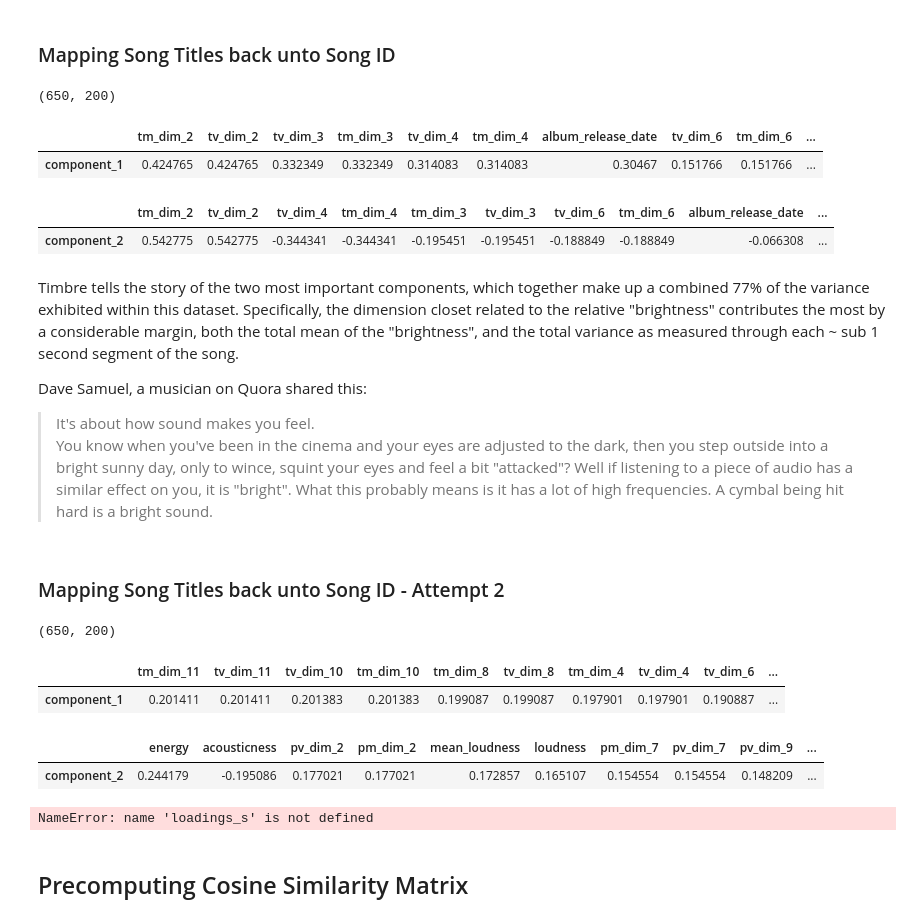
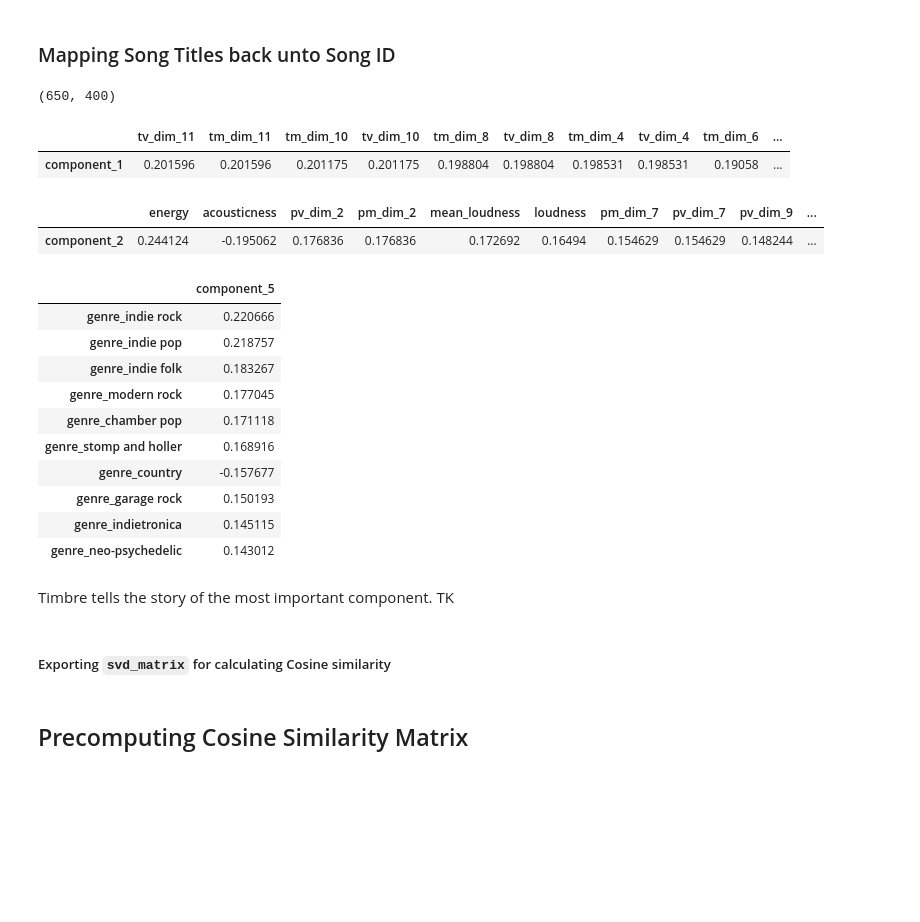
Before and after one commit to jonjohnsontc/songwriter-graph, a Jupyter notebook: notebooks/preprocessing.ipynb, the cells around one changed output. Drawn from its saved outputs; the diff is of its cells as text; code cells hidden in the pictures; blank space fills up the shorter version.

```diff
--- a/notebooks/preprocessing.ipynb
+++ b/notebooks/preprocessing.ipynb
@@ -65,6 +66,8 @@ genre_dummies[genre_dummies.isnull().any(1)]
 genre_dummies.rename(columns = lambda x: x.replace('genre_name_', 'genre_'), inplace=True)
 # %%
 genre_dummies.to_csv('../data/genre_dummies.csv')
+# %%
+genre_dummies = pd.read_csv('../data/genre_dummies.csv', index_col='song_id')
 # %% [markdown]
 ## One-Hot Encoding Additional Features
 
@@ -107,3 +112,5 @@ main_wfeats.head()
+# %%
+main_wfeats['time_signature'] = main_wfeats['time_signature'].apply(lambda x: x + 4 if x is 0 else x)
 # %%
 main_wfeats[['key', 'time_signature']] = main_wfeats[['key', 'time_signature']].astype('category', copy=False)
 # %%
@@ -150,8 +148,8 @@ CONSIDER DELETING: In addition, since so few components explained any variance w
 # %%
 ss = StandardScaler()
 main_wfeats_scaled = ss.fit_transform(main_wfeats)
-SVDs = TruncatedSVD(200)
-svds_matrix = SVDs.fit_transform(main_wfeats_scaled)
+SVD = TruncatedSVD(200)
+svd_matrix = SVD.fit_transform(main_wfeats_scaled)
 # %% [markdown]
 ##### Sanity Check for # of Components
 # %%
@@ -243,7 +197,7 @@ svds_df.head()
 ### Mapping Song Titles back unto Song ID
 # %%
 loadings = pd.DataFrame(SVD.components_,
-                        index=component_names,
+                        index=components_names,
                         columns=main_wfeats.columns).T
 # %%
 for col in loadings.columns:
@@ -251,23 +205,14 @@ for col in loadings.columns:
 # %%
 loadings.shape
 # %% [output]
-(650, 200)
+(650, 400)
 # %%
 loadings.sort_values('abs_component_1',ascending=False).head(10)[['component_1']].T
 # %% [output]
-|  | tm_dim_2 | tv_dim_2 | tv_dim_3 | tm_dim_3 | tv_dim_4 | tm_dim_4 | album_release_date | tv_dim_6 | tm_dim_6 | ... |
-| component_1 | 0.424765 | 0.424765 | 0.332349 | 0.332349 | 0.314083 | 0.314083 | 0.30467 | 0.151766 | 0.151766 | ... |
+|  | tv_dim_11 | tm_dim_11 | tm_dim_10 | tv_dim_10 | tm_dim_8 | tv_dim_8 | tm_dim_4 | tv_dim_4 | tm_dim_6 | ... |
+| component_1 | 0.201596 | 0.201596 | 0.201175 | 0.201175 | 0.198804 | 0.198804 | 0.198531 | 0.198531 | 0.19058 | ... |
 # %%
 loadings.sort_values('abs_component_2',ascending=False).head(10)[['component_2']].T
 # %% [output]
-|  | tm_dim_2 | tv_dim_2 | tv_dim_4 | tm_dim_4 | tm_dim_3 | tv_dim_3 | tv_dim_6 | tm_dim_6 | album_release_date | ... |
-| component_2 | 0.542775 | 0.542775 | -0.344341 | -0.344341 | -0.195451 | -0.195451 | -0.188849 | -0.188849 | -0.066308 | ... |
+|  | energy | acousticness | pv_dim_2 | pm_dim_2 | mean_loudness | loudness | pm_dim_7 | pv_dim_7 | pv_dim_9 | ... |
+| component_2 | 0.244124 | -0.195062 | 0.176836 | 0.176836 | 0.172692 | 0.16494 | 0.154629 | 0.154629 | 0.148244 | ... |
-# %% [markdown]
-Timbre tells the story of the two most important components, which together make up a combined 77% of the variance exhibited within this dataset. Specifically, the dimension closet related to the relative "brightness" contributes the most by a considerable margin, both the total mean of the "brightness", and the total variance as measured through each ~ sub 1 second segment of the song.
-
-Dave Samuel, a musician on Quora shared this:
-
-> It's about how sound makes you feel.
->You know when you've been in the cinema and your eyes are adjusted to the dark, then you step outside into a bright sunny day, only to wince, squint your eyes and feel a bit "attacked"? Well if listening to a piece of audio has a similar effect on you, it is "bright". What this probably means is it has a lot of high frequencies. A cymbal being hit hard is a bright sound.
-# %% [markdown]
-### Mapping Song Titles back unto Song ID - Attempt 2
@@ -281,18 +219,18 @@ for col in loadings_s.columns:
-# %%
-loadings.shape
-# %% [output]
-(650, 200)
 # %%
-loadings_s.sort_values('abs_component_1',ascending=False).head(10)[['component_1']].T
+loadings.sort_values('abs_component_5', ascending=False).head(10)[['component_5']]
 # %% [output]
-|  | tm_dim_11 | tv_dim_11 | tv_dim_10 | tm_dim_10 | tm_dim_8 | tv_dim_8 | tm_dim_4 | tv_dim_4 | tv_dim_6 | ... |
-| component_1 | 0.201411 | 0.201411 | 0.201383 | 0.201383 | 0.199087 | 0.199087 | 0.197901 | 0.197901 | 0.190887 | ... |
+|  | component_5 |
+| genre_indie rock | 0.220666 |
+| genre_indie pop | 0.218757 |
+| genre_indie folk | 0.183267 |
+| genre_modern rock | 0.177045 |
+| genre_chamber pop | 0.171118 |
+| genre_stomp and holler | 0.168916 |
+| genre_country | -0.157677 |
+| genre_garage rock | 0.150193 |
+| genre_indietronica | 0.145115 |
+| genre_neo-psychedelic | 0.143012 |
-# %%
-loadings_s.sort_values('abs_component_2',ascending=False).head(10)[['component_2']].T
-# %% [output]
-|  | energy | acousticness | pv_dim_2 | pm_dim_2 | mean_loudness | loudness | pm_dim_7 | pv_dim_7 | pv_dim_9 | ... |
-| component_2 | 0.244179 | -0.195086 | 0.177021 | 0.177021 | 0.172857 | 0.165107 | 0.154554 | 0.154554 | 0.148209 | ... |
-# %%
-loadings_s.sort_values('abs_component_5', ascending=False).head(10)[['component_5']]
-# %% [output]
-NameError: name 'loadings_s' is not defined
+# %% [markdown]
+Timbre tells the story of the most important component. TK
+# %% [markdown]
+##### Exporting `svd_matrix` for calculating Cosine similarity
```
Also changed, not shown: parts of 26 cells of this notebook, 5 other files.
